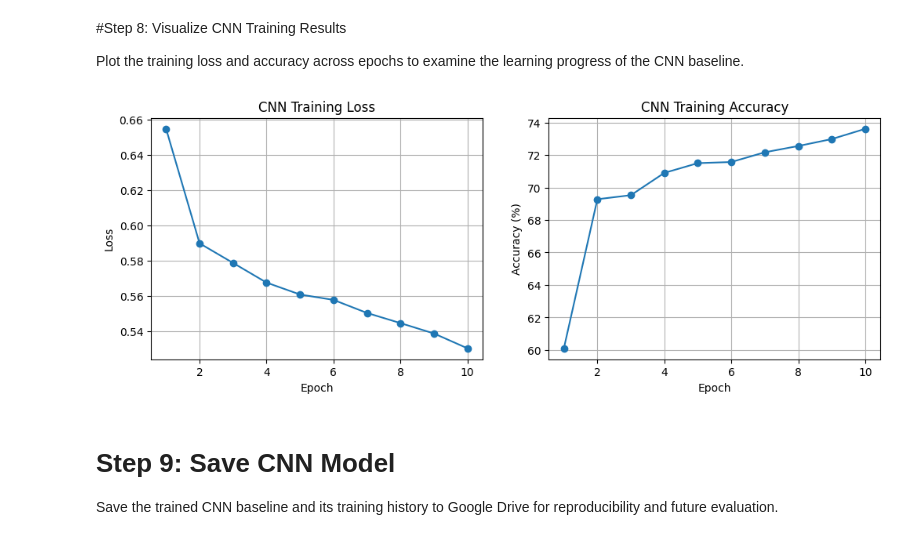
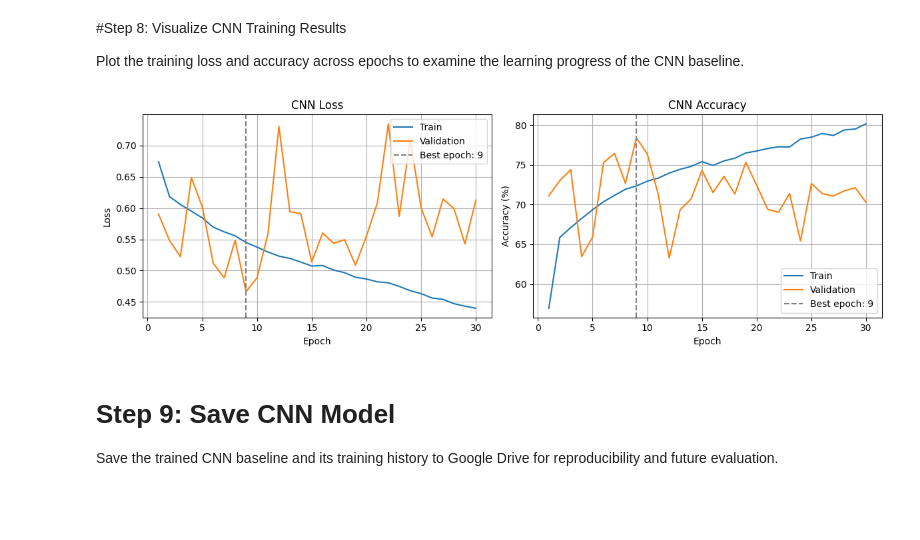
Before and after one commit to nagatoharuhi/PatternAnalysis-2026, a Jupyter notebook: recognition/notebooks/03_cnn_baseline.ipynb, the cells around one changed output. Cells and saved outputs as stored; diff of their text form; code cells hidden in the pictures; blank space fills up the shorter version.

```diff
--- a/recognition/notebooks/03_cnn_baseline.ipynb
+++ b/recognition/notebooks/03_cnn_baseline.ipynb
@@ -365,7 +460,8 @@ class MRIDataset(Dataset):
         record = self.dataframe.iloc[idx]
 
         # Load image as grayscale
-        image = Image.open(record["path"]).convert("L")
+        with Image.open(record["local_path"]) as source:
+          image = source.convert("L")
 
         # Apply preprocessing
         if self.transform is not None:
@@ -813,51 +1086,84 @@ Average time per training batch: 0.027855181694030763 seconds
 
 Plot the training loss and accuracy across epochs to examine the learning progress of the CNN baseline.
 # %%
-import matplotlib.pyplot as plt
+# import matplotlib.pyplot as plt
 
-# Create epoch numbers
-epoch_numbers = []
+# # Create epoch numbers
+# epoch_numbers = []
 
-for i in range(len(train_loss_history)):
-    epoch_numbers.append(i + 1)
+# for i in range(len(train_loss_history)):
+#     epoch_numbers.append(i + 1)
 
 
-# Convert accuracy to percentage
-train_acc_percent = []
+# # Convert accuracy to percentage
+# train_acc_percent = []
 
-for acc in train_acc_history:
-    train_acc_percent.append(acc * 100)
+# for acc in train_acc_history:
+#     train_acc_percent.append(acc * 100)
 
 
-# Create two plots
-plt.figure(figsize=(12, 4))
+# # Create two plots
+# plt.figure(figsize=(12, 4))
 
 
-# Plot training loss
-plt.subplot(1, 2, 1)
+# # Plot training loss
+# plt.subplot(1, 2, 1)
 
-plt.plot(epoch_numbers, train_loss_history, marker="o")
+# plt.plot(epoch_numbers, train_loss_history, marker="o")
 
-plt.xlabel("Epoch")
-plt.ylabel("Loss")
-plt.title("CNN Training Loss")
-plt.grid(True)
+# plt.xlabel("Epoch")
+# plt.ylabel("Loss")
+# plt.title("CNN Training Loss")
+# plt.grid(True)
 
 
-# Plot training accuracy
-plt.subplot(1, 2, 2)
+# # Plot training accuracy
+# plt.subplot(1, 2, 2)
 
-plt.plot(epoch_numbers, train_acc_percent, marker="o")
+# plt.plot(epoch_numbers, train_acc_percent, marker="o")
 
-plt.xlabel("Epoch")
-plt.ylabel("Accuracy (%)")
-plt.title("CNN Training Accuracy")
-plt.grid(True)
+# plt.xlabel("Epoch")
+# plt.ylabel("Accuracy (%)")
+# plt.title("CNN Training Accuracy")
+# plt.grid(True)
 
 
-# Adjust layout
+# # Adjust layout
+
+epoch_numbers = range(1, len(train_loss_history) + 1)
+
+fig, axes = plt.subplots(1, 2, figsize=(12, 4))
+
+axes[0].plot(epoch_numbers, train_loss_history, label="Train")
+axes[0].plot(epoch_numbers, val_loss_history, label="Validation")
+axes[0].set_xlabel("Epoch")
+axes[0].set_ylabel("Loss")
+axes[0].set_title("CNN Loss")
+
+axes[1].plot(
+    epoch_numbers, np.array(train_acc_history) * 100,
+    label="Train"
+)
+axes[1].plot(
+    epoch_numbers, np.array(val_acc_history) * 100,
+    label="Validation"
+)
+axes[1].set_xlabel("Epoch")
+axes[1].set_ylabel("Accuracy (%)")
+axes[1].set_title("CNN Accuracy")
+
+for ax in axes:
+    ax.axvline(
+        best_epoch, color="gray", linestyle="--",
+        label=f"Best epoch: {best_epoch}"
+    )
+    ax.legend()
+    ax.grid(True)
+
+plt.tight_layout()
+plt.show()
 # %% [output]
-[figure, old version]
+[figure, new version]
 # %% [markdown]
 # Step 9: Save CNN Model
 
```
Also changed, not shown: parts of 20 cells of this notebook, 4 other files.
